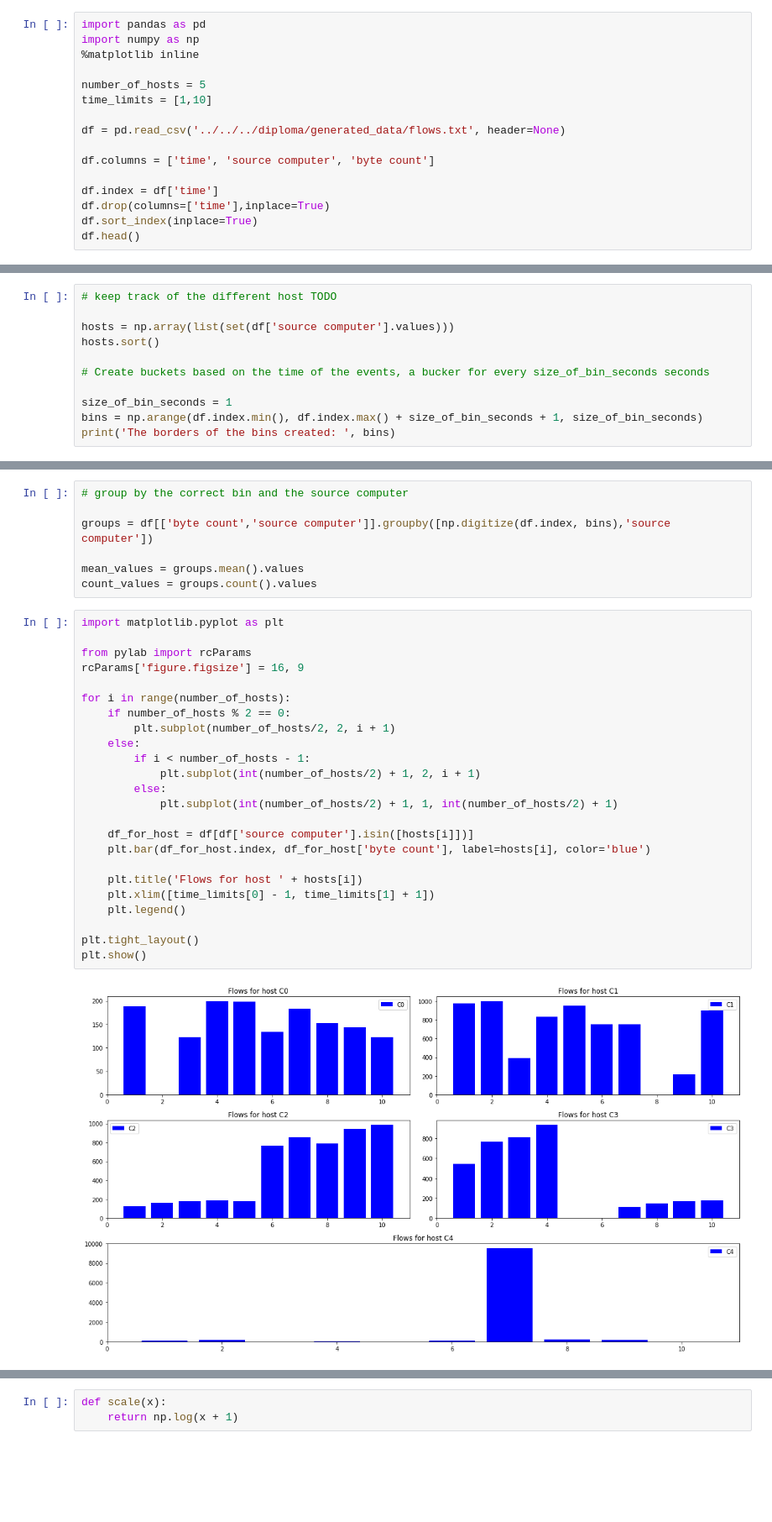
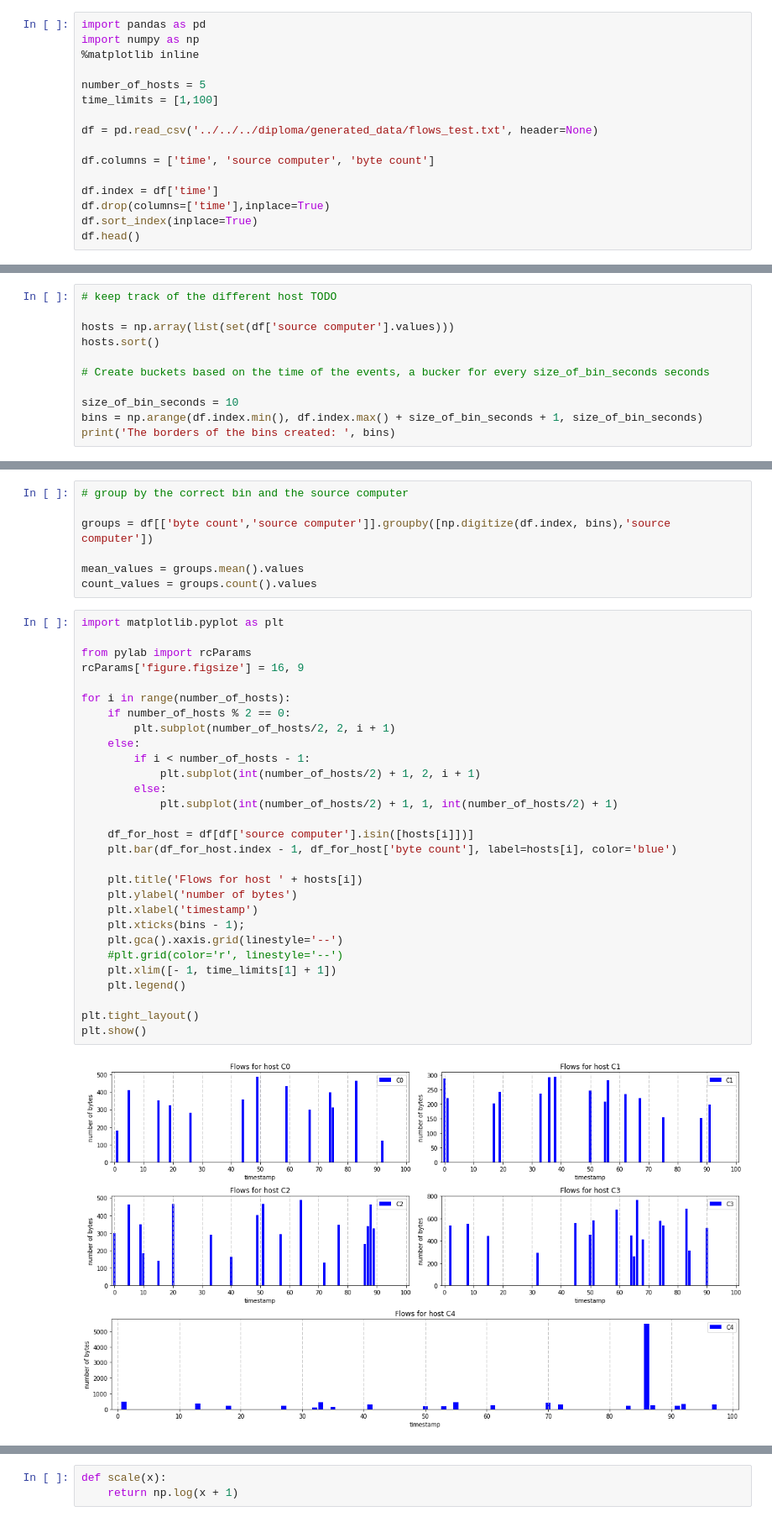
Before and after one commit to SotirisAnagnostidis/onlineAnomalyDetection, a Jupyter notebook: diploma/Progression.ipynb, the cells around one changed output, grey strips where cells are left out. Shown at 84% size. Cells and saved outputs as stored; diff of their text form; blank space fills up the shorter version.

Commit message:
plots and better k++

```diff
--- a/diploma/Progression.ipynb
+++ b/diploma/Progression.ipynb
@@ -16,9 +16,9 @@ import numpy as np
 %matplotlib inline
 
 number_of_hosts = 5
-time_limits = [1,10]
+time_limits = [1,100]
 
-df = pd.read_csv('../../../diploma/generated_data/flows.txt', header=None)
+df = pd.read_csv('../../../diploma/generated_data/flows_test.txt', header=None)
 
 df.columns = ['time', 'source computer', 'byte count']
 
@@ -46,7 +46,7 @@ hosts.sort()
 
 # Create buckets based on the time of the events, a bucker for every size_of_bin_seconds seconds
 
-size_of_bin_seconds = 1
+size_of_bin_seconds = 10
 bins = np.arange(df.index.min(), df.index.max() + size_of_bin_seconds + 1, size_of_bin_seconds)
 print('The borders of the bins created: ', bins)
 # %% [output]
@@ -63,29 +63,34 @@ count_values = groups.count().values
 # %%
 import matplotlib.pyplot as plt
 
 from pylab import rcParams
 rcParams['figure.figsize'] = 16, 9
 
 for i in range(number_of_hosts):
     if number_of_hosts % 2 == 0:
         plt.subplot(number_of_hosts/2, 2, i + 1)
     else:
         if i < number_of_hosts - 1:
             plt.subplot(int(number_of_hosts/2) + 1, 2, i + 1)
         else:
             plt.subplot(int(number_of_hosts/2) + 1, 1, int(number_of_hosts/2) + 1)
 
     df_for_host = df[df['source computer'].isin([hosts[i]])]
-    plt.bar(df_for_host.index, df_for_host['byte count'], label=hosts[i], color='blue')
+    plt.bar(df_for_host.index - 1, df_for_host['byte count'], label=hosts[i], color='blue')
 
     plt.title('Flows for host ' + hosts[i])
-    plt.xlim([time_limits[0] - 1, time_limits[1] + 1])
+    plt.ylabel('number of bytes')
+    plt.xlabel('timestamp')
+    plt.xticks(bins - 1);
+    plt.gca().xaxis.grid(linestyle='--')
+    #plt.grid(color='r', linestyle='--')
+    plt.xlim([- 1, time_limits[1] + 1])
     plt.legend()
 
 plt.tight_layout()
 plt.show()
 # %% [output]
-[figure, old version]
+[figure, new version]
 # %%
 markers = ['v', 'x', '.', 's', 'p']
 
```
Also changed, not shown: parts of 7 cells of this notebook, 8 other files.
